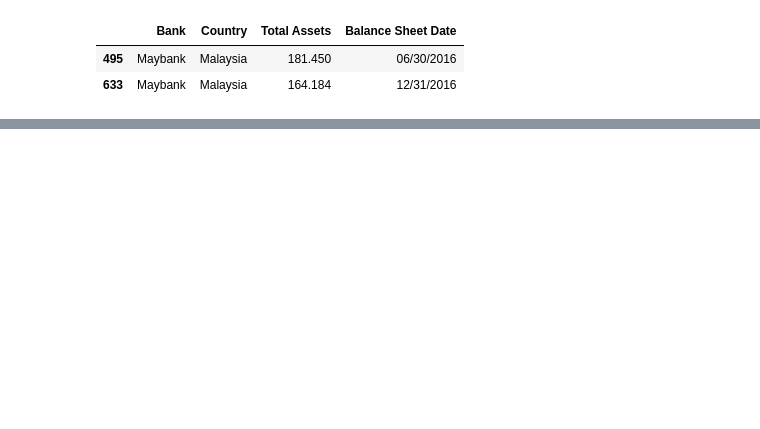
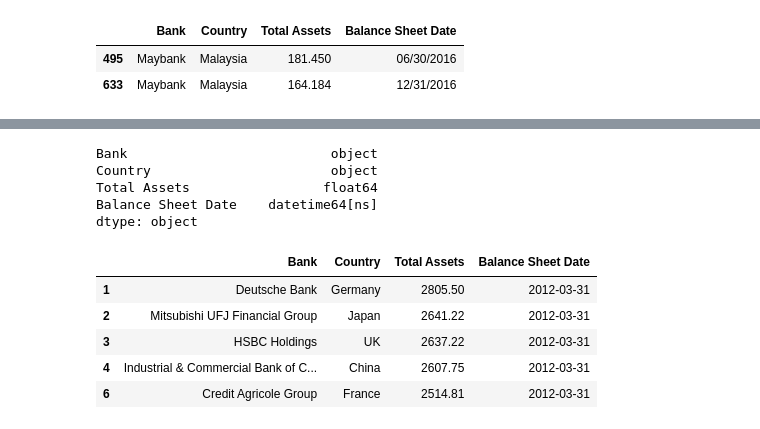
Before and after one commit to jekornhauser/Project2, a Jupyter notebook: proj2scrape.ipynb, the cells around one changed output, grey strips where cells are left out. Cells and saved outputs as stored; diff of their text form; code cells hidden in the pictures; blank space fills up the shorter version.

```diff
--- a/proj2scrape.ipynb
+++ b/proj2scrape.ipynb
@@ -339,3 +326,28 @@ Name: Bank, dtype: int64
+# %%
+banksdf['Total Assets'] = banksdf['Total Assets'].str.replace(',','',regex=False)
+# %%
+banksdf['Total Assets'] = banksdf['Total Assets'].str.replace('1.459.02','1459.02',regex=False)
+# %%
+banksdf['Total Assets'] = banksdf['Total Assets'].apply(pd.to_numeric)
+# %%
+banksdf['Balance Sheet Date'] = banksdf['Balance Sheet Date'].astype('datetime64[ns]')
+# %%
+banksdf.dtypes
+# %% [output]
+Bank                          object
+Country                       object
+Total Assets                 float64
+Balance Sheet Date    datetime64[ns]
+dtype: object
+# %%
+banksdf.head()
+# %% [output]
+|  | Bank | Country | Total Assets | Balance Sheet Date |
+| 1 | Deutsche Bank | Germany | 2805.50 | 2012-03-31 |
+| 2 | Mitsubishi UFJ Financial Group | Japan | 2641.22 | 2012-03-31 |
+| 3 | HSBC Holdings | UK | 2637.22 | 2012-03-31 |
+| 4 | Industrial & Commercial Bank of C... | China | 2607.75 | 2012-03-31 |
+| 6 | Credit Agricole Group | France | 2514.81 | 2012-03-31 |
 # %%
 from sqlalchemy import create_engine
 engine = create_engine('sqlite:///banks.db', echo=True)
```
Also changed, not shown: parts of 14 cells of this notebook, 7 other files.
